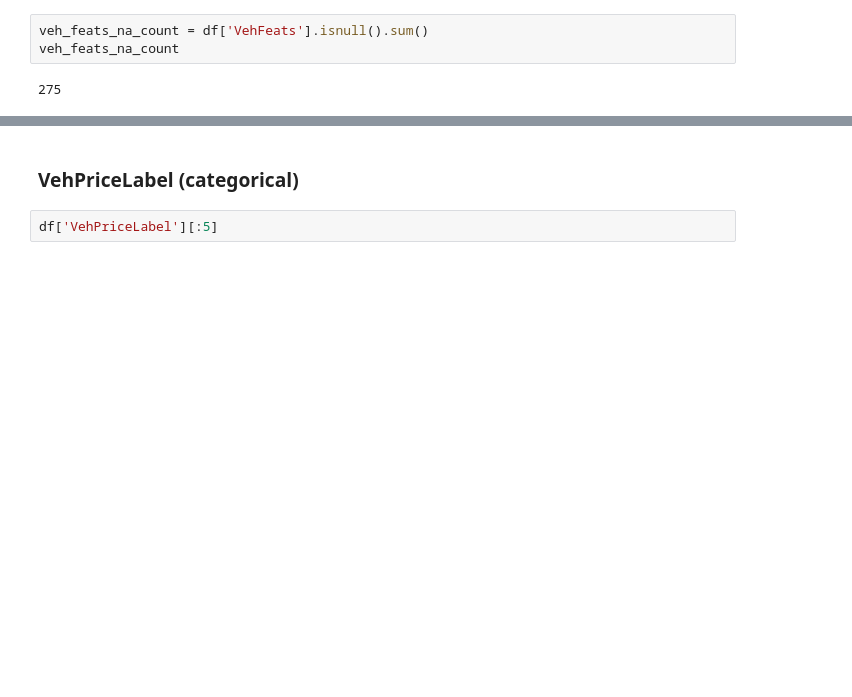
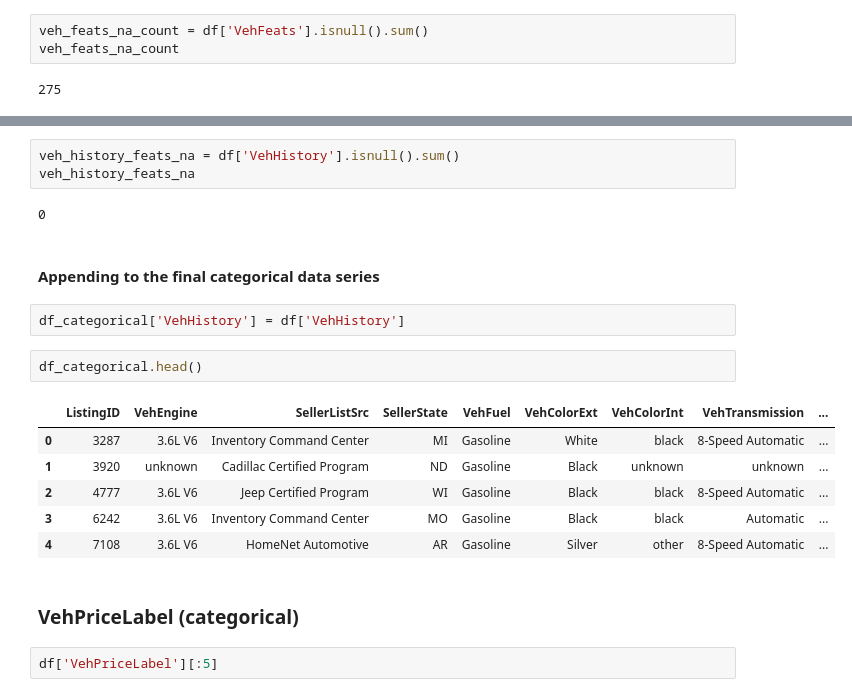
Before and after one commit to hipvlady/ML_Gradient_Boosting_Classifier, a Jupyter notebook: Prediction used vehicle trim and market price.ipynb, the cells around one changed output, grey strips where cells are left out. Drawn from its saved outputs; the diff is of its cells as text; blank space fills up the shorter version.

```diff
--- a/Prediction used vehicle trim and market price.ipynb
+++ b/Prediction used vehicle trim and market price.ipynb
@@ -1104,3 +1230,21 @@ The most common list of features (shown in the output above) appears 868 times a
+# %%
+veh_history_feats_na = df['VehHistory'].isnull().sum()
+veh_history_feats_na
+# %% [output]
+0
+# %% [markdown]
+#### **Appending to the final categorical data series**
+# %%
+df_categorical['VehHistory'] = df['VehHistory']
+# %%
+df_categorical.head()
+# %% [output]
+|  | ListingID | VehEngine | SellerListSrc | SellerState | VehFuel | VehColorExt | VehColorInt | VehTransmission | ... |
+| 0 | 3287 | 3.6L V6 | Inventory Command Center | MI | Gasoline | White | black | 8-Speed Automatic | ... |
+| 1 | 3920 | unknown | Cadillac Certified Program | ND | Gasoline | Black | unknown | unknown | ... |
+| 2 | 4777 | 3.6L V6 | Jeep Certified Program | WI | Gasoline | Black | black | 8-Speed Automatic | ... |
+| 3 | 6242 | 3.6L V6 | Inventory Command Center | MO | Gasoline | Black | black | Automatic | ... |
+| 4 | 7108 | 3.6L V6 | HomeNet Automotive | AR | Gasoline | Silver | other | 8-Speed Automatic | ... |
 # %% [markdown]
 ### **VehPriceLabel** (categorical)
 # %%
```
Also changed, not shown: parts of 27 cells of this notebook, 11 other files.
